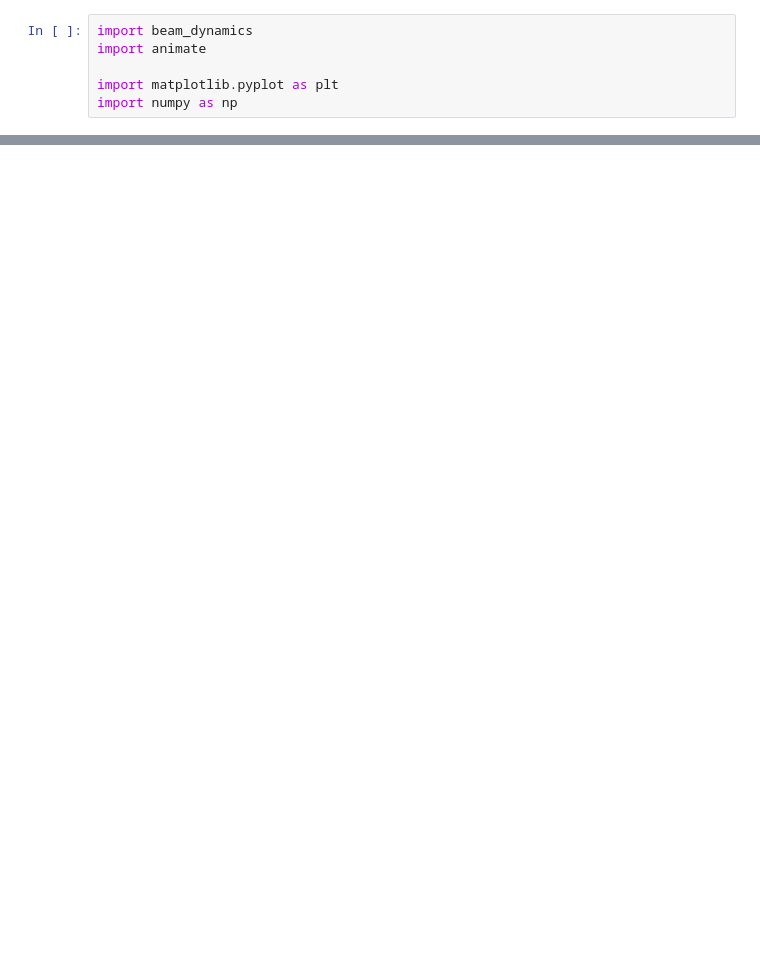
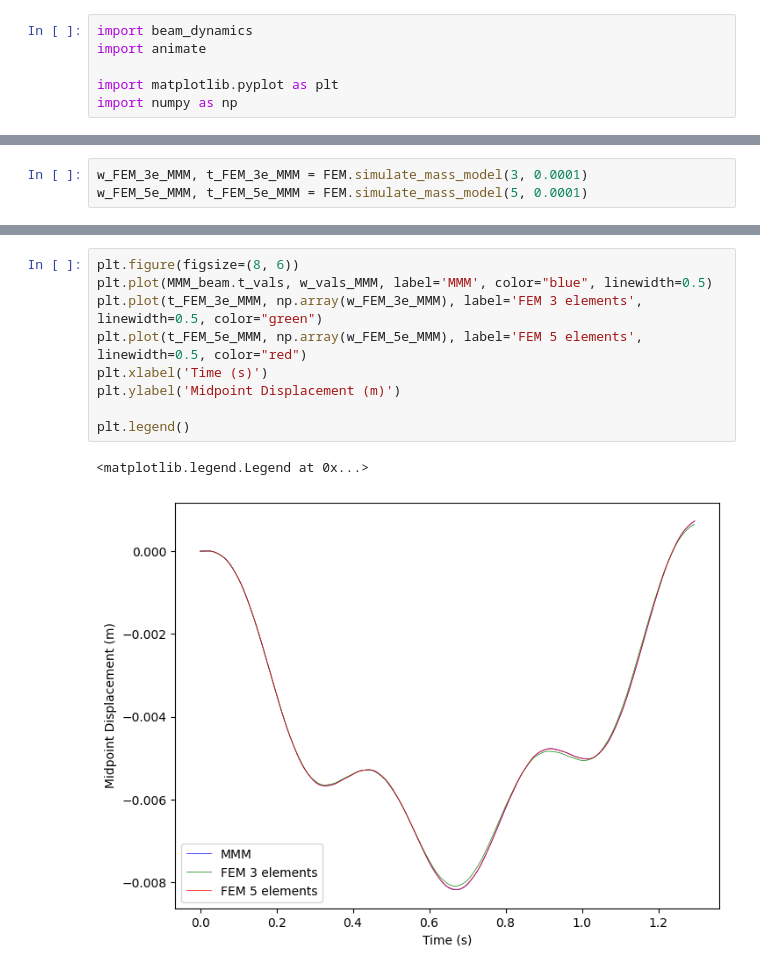
Before and after one commit to pellemutsaers/bridge_dynamics, a Jupyter notebook: compare.ipynb, the cells around one changed output, grey strips where cells are left out. Saved outputs shown, nothing was run; the diff lists cells and outputs as text; blank space fills up the shorter version.

```diff
--- a/compare.ipynb
+++ b/compare.ipynb
@@ -162,0 +185,3 @@ Frequency: 23.13 Hz, Magnitude: 4.46e-03
+# %%
+w_FEM_3e_MMM, t_FEM_3e_MMM = FEM.simulate_mass_model(3, 0.0001)
+w_FEM_5e_MMM, t_FEM_5e_MMM = FEM.simulate_mass_model(5, 0.0001)
@@ -162,0 +216,12 @@ Frequency: 23.13 Hz, Magnitude: 4.46e-03
+# %%
+plt.figure(figsize=(8, 6))
+plt.plot(MMM_beam.t_vals, w_vals_MMM, label='MMM', color="blue", linewidth=0.5)
+plt.plot(t_FEM_3e_MMM, np.array(w_FEM_3e_MMM), label='FEM 3 elements', linewidth=0.5, color="green")
+plt.plot(t_FEM_5e_MMM, np.array(w_FEM_5e_MMM), label='FEM 5 elements', linewidth=0.5, color="red")
+plt.xlabel('Time (s)')
+plt.ylabel('Midpoint Displacement (m)')
+
+plt.legend()
+# %% [output]
+<matplotlib.legend.Legend at 0x...>
+[figure, added]
```
Also changed, not shown: parts of 33 cells of this notebook, 4 other files.
